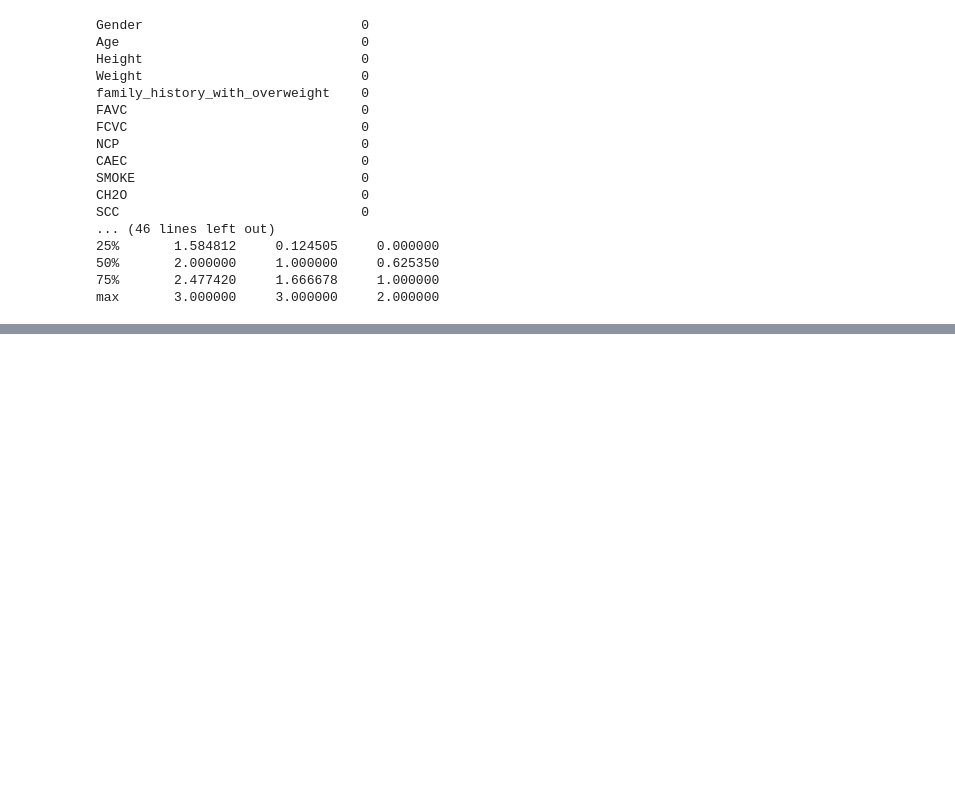
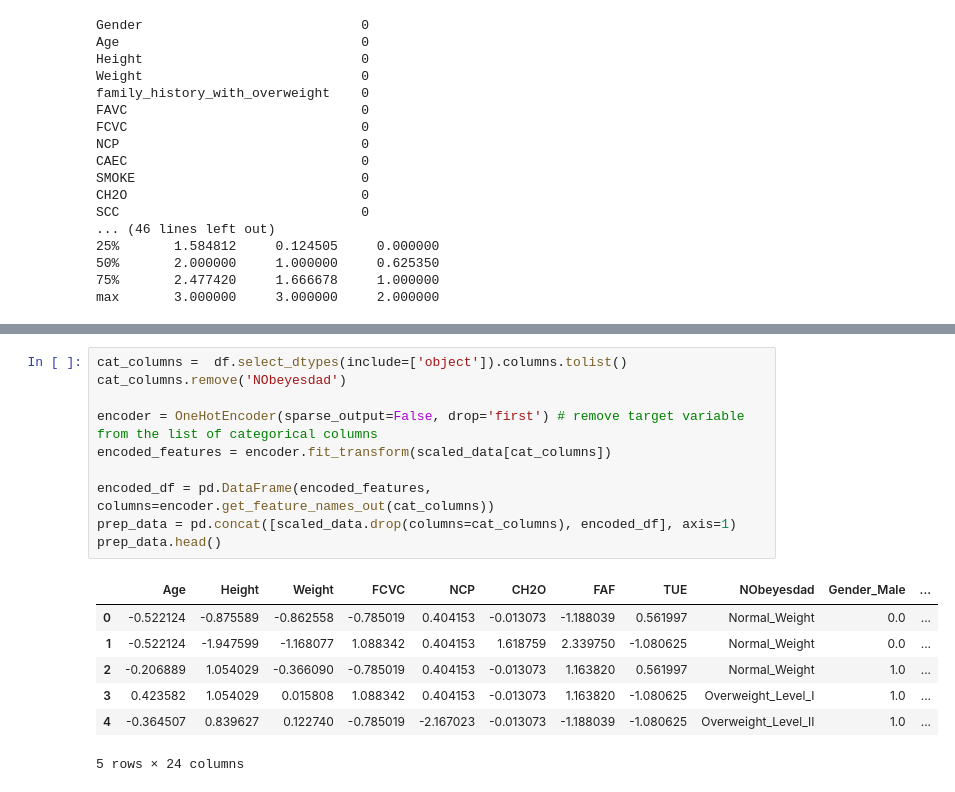
Before and after one commit to SRI2914/Classification-ML-techniques, a Jupyter notebook: Multi_Class_Classifier/Obesity_Category.ipynb, the cells around one changed output, grey strips where cells are left out. Drawn from its saved outputs; the diff is of its cells as text; blank space fills up the shorter version.

```diff
--- a/Multi_Class_Classifier/Obesity_Category.ipynb
+++ b/Multi_Class_Classifier/Obesity_Category.ipynb
@@ -85,0 +81,18 @@ cat_col.append("NObeyesdad")
+# %%
+cat_columns =  df.select_dtypes(include=['object']).columns.tolist()
+cat_columns.remove('NObeyesdad')
+
+encoder = OneHotEncoder(sparse_output=False, drop='first') # remove target variable from the list of categorical columns
+encoded_features = encoder.fit_transform(scaled_data[cat_columns])
+
+encoded_df = pd.DataFrame(encoded_features, columns=encoder.get_feature_names_out(cat_columns))
+prep_data = pd.concat([scaled_data.drop(columns=cat_columns), encoded_df], axis=1)
+prep_data.head()
+# %% [output]
+|  | Age | Height | Weight | FCVC | NCP | CH2O | FAF | TUE | NObeyesdad | Gender_Male | ... |
+| 0 | -0.522124 | -0.875589 | -0.862558 | -0.785019 | 0.404153 | -0.013073 | -1.188039 | 0.561997 | Normal_Weight | 0.0 | ... |
+| 1 | -0.522124 | -1.947599 | -1.168077 | 1.088342 | 0.404153 | 1.618759 | 2.339750 | -1.080625 | Normal_Weight | 0.0 | ... |
+| 2 | -0.206889 | 1.054029 | -0.366090 | -0.785019 | 0.404153 | -0.013073 | 1.163820 | 0.561997 | Normal_Weight | 1.0 | ... |
+| 3 | 0.423582 | 1.054029 | 0.015808 | 1.088342 | 0.404153 | -0.013073 | 1.163820 | -1.080625 | Overweight_Level_I | 1.0 | ... |
+| 4 | -0.364507 | 0.839627 | 0.122740 | -0.785019 | -2.167023 | -0.013073 | -1.188039 | -1.080625 | Overweight_Level_II | 1.0 | ... |
+5 rows × 24 columns
```
Also changed, not shown: parts of 10 cells of this notebook, 3 other files.
